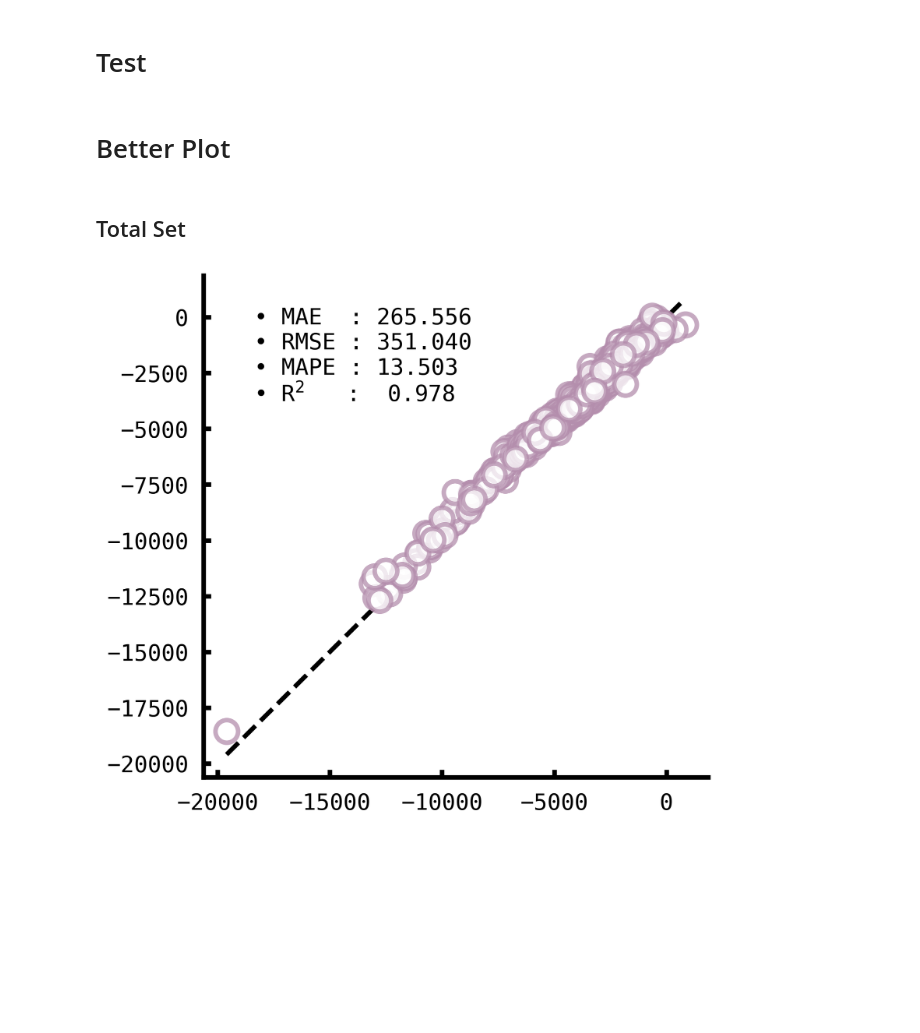
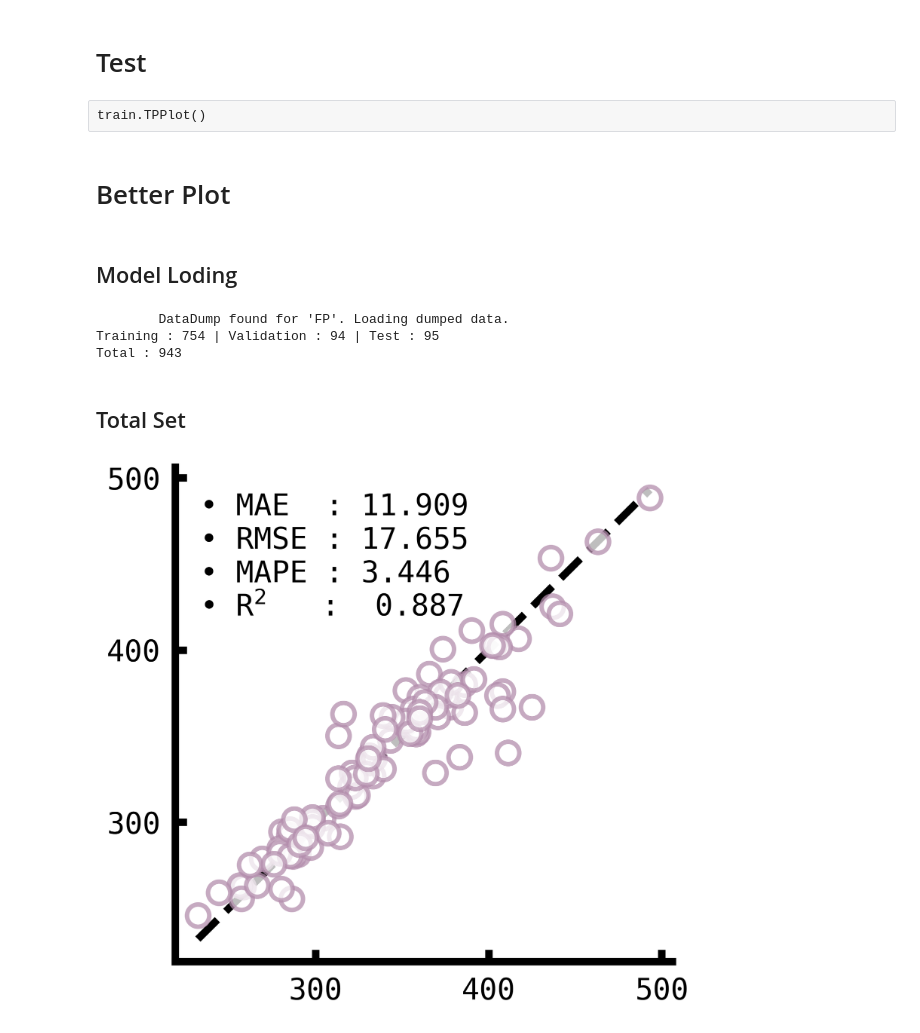
Before and after one commit to SinsuSquid/Chemomile, a Jupyter notebook: Notebooks/Training.ipynb, the cells around one changed output. Cells and saved outputs as stored; diff of their text form; code cells hidden in the pictures; blank space fills up the shorter version.

```diff
--- a/Notebooks/Training.ipynb
+++ b/Notebooks/Training.ipynb
@@ -23,14 +23,14 @@ parameters = dict(
     verbose = True,
     save = True,
 
-    target = 'HCOM',
-    hidden_size = 64,
-    dropout = 0.435,
+    target = 'FP',
+    hidden_size = 84,
+    dropout = 0.360,
     num_layers = 4,
     num_timesteps = 4,
     lr_init = 0.01,
-    gamma = 0.995,
-    weight_decay = 2.7E-3,
+    gamma = 0.994,
+    weight_decay = 3.5E-3,
 )
 DATAPATH = "/SSD2/bgkang/Chemomile"
 # %% [markdown]
@@ -124,5 +77,43 @@ train.lossCurve()
+# %% [raw]
+train.TPPlot()
 # %% [markdown]
 # Better Plot
+# %% [markdown]
+## Model Loding
+# %%
+import sys
+import torch
+DATAPATH = "/SSD2/bgkang/Chemomile"
+sys.path.append(DATAPATH)
+from src.model import Chemomile
+from src.data import Dataset
+from src.train import Training
+
+MODELPATH = "../Model/FP-2024-06-12-06-14-47"
+# MODELPATH = "../Model/AIT-2024-06-12-06-39-26"
+# MODELPATH = "../Model/HCOM-2024-06-12-07-04-08"
+# MODELPATH = "../Model/FLVL-2024-06-12-06-43-19"
+# MODELPATH = "../Model/FLVU-2024-06-12-06-59-13"
+
+trained = Chemomile(
+            subfrag_size = parameters['subfrag_size'],
+            hidden_size = parameters['hidden_size'],
+            out_size = parameters['out_size'],
+            edge_size = parameters['edge_size'],
+            dropout = parameters['dropout'],
+            num_layers = parameters['num_layers'],
+            num_timesteps = parameters['num_timesteps'],
+            )
+
+trained.load_state_dict(torch.load(MODELPATH))
+
+dataset = Dataset(target = parameters['target'], root = DATAPATH, batch_size = 32)
+
+testing = Training(trained, parameters, dataset)
+# %% [output]
+        DataDump found for 'FP'. Loading dumped data.
+Training : 754 | Validation : 94 | Test : 95
+Total : 943
 # %% [markdown]
 ## Total Set
 # %%
@@ -130,50 +121,50 @@ import matplotlib.pyplot as plt
 plt.rcParams['font.family'] = 'DejaVu Sans Mono'
 
 ##########################
-AXISWIDTH = 3
+AXISWIDTH = 5
 MARKERSIZE = 15
-FONTSIZE_LABEL = 20
-FONTSIZE_TICK = 15
+FONTSIZE_LABEL = 30
+FONTSIZE_TICK = 20
 TICK_PAD = 10
-TICK_LENGTH = 5
+TICK_LENGTH = 8
 MARKEREDGE = 3
 COLOR = "#B48EAD"
 ALPHA = 0.75
 ##########################
 
-true, pred = train.eval(total = True)
-train.metrics(true, pred)
+true, pred = testing.eval()
+testing.metrics(true, pred)
 
 fig = plt.figure(figsize = (6,6), dpi = 300)
 ax = plt.gca()
 
 if parameters['target'] == "HCOM":
-    true = true * 1.0E-6
-    pred = pred * 1.0E-6
-    train.metrics(true, pred)
+    true = true * 1.0E-9
+    pred = pred * 1.0E-9
+    testing.metrics(true, pred)
 
 ax.plot([true.min(), true.max()], [true.min(), true.max()],
         color = 'k', linestyle = '--', linewidth = AXISWIDTH)
-ax.plot(true, pred, marker = 'o', alpha = ALPHA,
+ax.plot(true, pred, marker = 'o', alpha = ALPHA, linestyle = 'None',
         color = "#FFFFFF", markeredgecolor = COLOR, markeredgewidth = MARKEREDGE, markersize = MARKERSIZE)
 
-annot = f"• MAE  : {train.mae:>6.3f}\n• RMSE : {train.rmse:>6.3f}\n• MAPE : {train.mdape:>4.3f}\n• R$^2$   : {train.r2:>6.3f}"
-ax.annotate(annot, xy = (0.1, 0.75), xycoords = 'axes fraction', fontsize = FONTSIZE_TICK)
+annot = f"• MAE  : {testing.mae:>6.3f}\n• RMSE : {testing.rmse:>6.3f}\n• MAPE : {testing.mdape:>4.3f}\n• R$^2$   : {testing.r2:>6.3f}"
+ax.annotate(annot, xy = (0.05, 0.7), xycoords = 'axes fraction', fontsize = FONTSIZE_TICK)
 
 ax.spines['left'].set_linewidth(AXISWIDTH)
 ax.spines['right'].set_visible(False)
 ax.spines['top'].set_visible(False)
 ax.spines['bottom'].set_linewidth(AXISWIDTH)
 
 # ax.set_title(f"{parameters['target']}", fontsize = FONTSIZE_LABEL)
 # ax.set_xlabel("True", fontsize = FONTSIZE_LABEL)
 # ax.set_ylabel("Predicted", fontsize = FONTSIZE_LABEL)
 ax.tick_params(labelsize = FONTSIZE_TICK, width = AXISWIDTH, length = TICK_LENGTH, direction = 'in', pad = TICK_PAD)
 
+ax.set_yticks(ticks = ax.get_xticks())
+ax.set_ylim(*ax.get_xlim())
+
 plt.savefig(f"{parameters['target']}_total.png", dpi = 300)
 plt.show()
-
-xlim = [true.min(), true.max()]
-ylim = [true.min(), true.max()]
 # %% [output]
-[figure, old version]
+[figure, new version]
```
Also changed, not shown: parts of 13 cells of this notebook, 18 other files.
